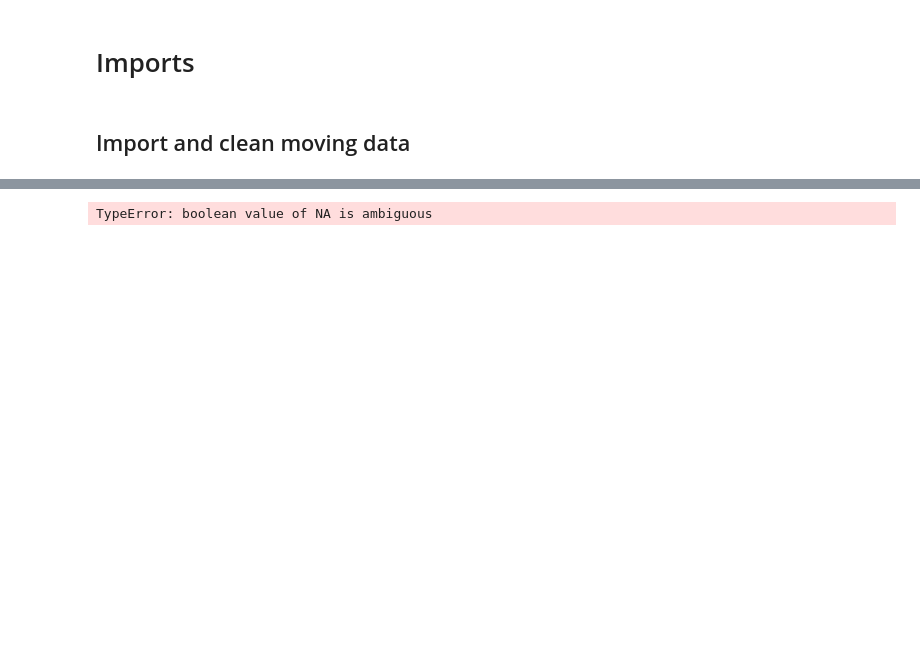
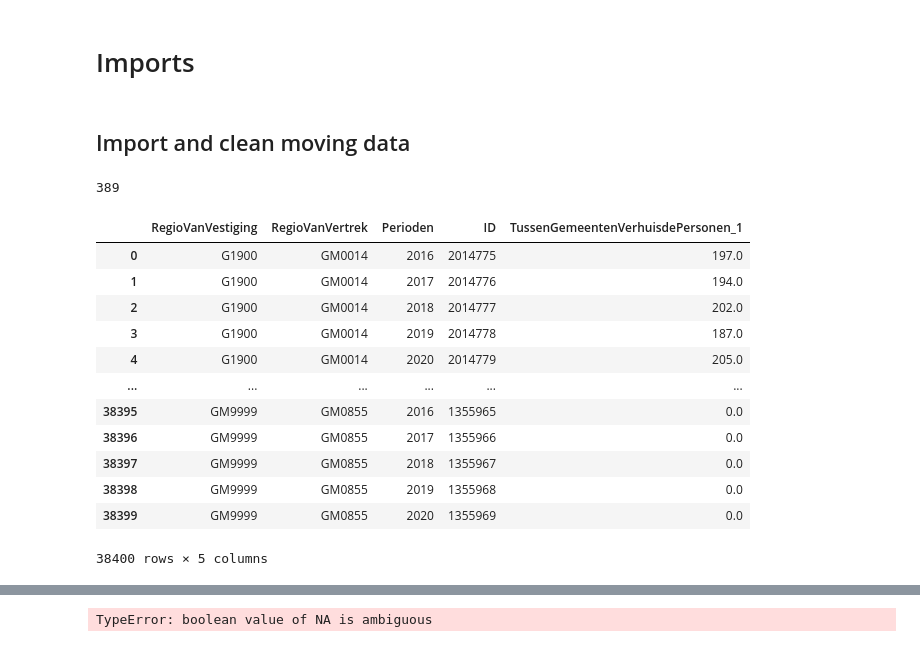
Before and after one commit to bramreinders97/2AMD20, a Jupyter notebook: Code/Import_data_and_prepare_dfs.ipynb, the cells around one changed output, grey strips where cells are left out. Drawn from its saved outputs; the diff is of its cells as text; code cells hidden in the pictures; blank space fills up the shorter version.

Commit message:
updated moves

```diff
--- a/Code/Import_data_and_prepare_dfs.ipynb
+++ b/Code/Import_data_and_prepare_dfs.ipynb
@@ -19,0 +23,29 @@ conversions = conversions.astype('string')
+# %%
+conv_dict = pd.Series(conversions['newCode'].values, index = conversions['oldCode']).to_dict()
+# %%
+moves_df['RegioVanVestiging'] = moves_df['RegioVanVestiging'].apply(lambda x: conv_dict[x] if x in conv_dict.keys() else x)
+moves_df['RegioVanVertrek'] = moves_df['RegioVanVertrek'].apply(lambda x: conv_dict[x] if x in conv_dict.keys() else x)
+# %%
+set(moves_df['RegioVanVestiging'])
+# %% [output]
+389
+# %%
+moves_df[moves_df.columns[-1]].fillna(0, inplace = True)
+# %%
+values = moves_df.groupby(['RegioVanVestiging', 'RegioVanVertrek', 'Perioden']).sum().reset_index()
+# %%
+moves_df = values
+# %% [output]
+|  | RegioVanVestiging | RegioVanVertrek | Perioden | ID | TussenGemeentenVerhuisdePersonen_1 |
+| 0 | G1900 | GM0014 | 2016 | 2014775 | 197.0 |
+| 1 | G1900 | GM0014 | 2017 | 2014776 | 194.0 |
+| 2 | G1900 | GM0014 | 2018 | 2014777 | 202.0 |
+| 3 | G1900 | GM0014 | 2019 | 2014778 | 187.0 |
+| 4 | G1900 | GM0014 | 2020 | 2014779 | 205.0 |
+| ... | ... | ... | ... | ... | ... |
+| 38395 | GM9999 | GM0855 | 2016 | 1355965 | 0.0 |
+| 38396 | GM9999 | GM0855 | 2017 | 1355966 | 0.0 |
+| 38397 | GM9999 | GM0855 | 2018 | 1355967 | 0.0 |
+| 38398 | GM9999 | GM0855 | 2019 | 1355968 | 0.0 |
+| 38399 | GM9999 | GM0855 | 2020 | 1355969 | 0.0 |
+38400 rows × 5 columns
```
Also changed, not shown: parts of 6 cells of this notebook, 3 other files.
